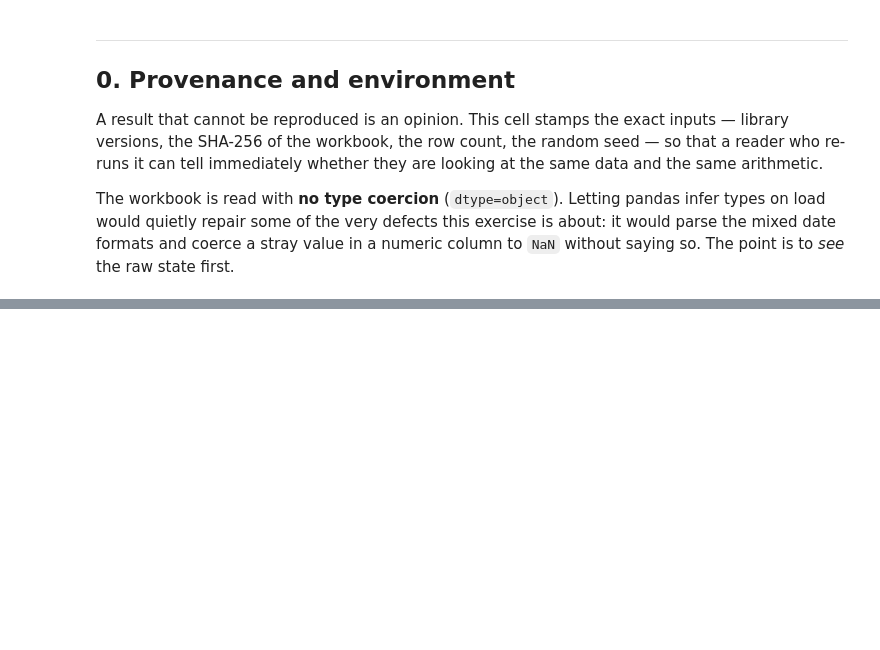
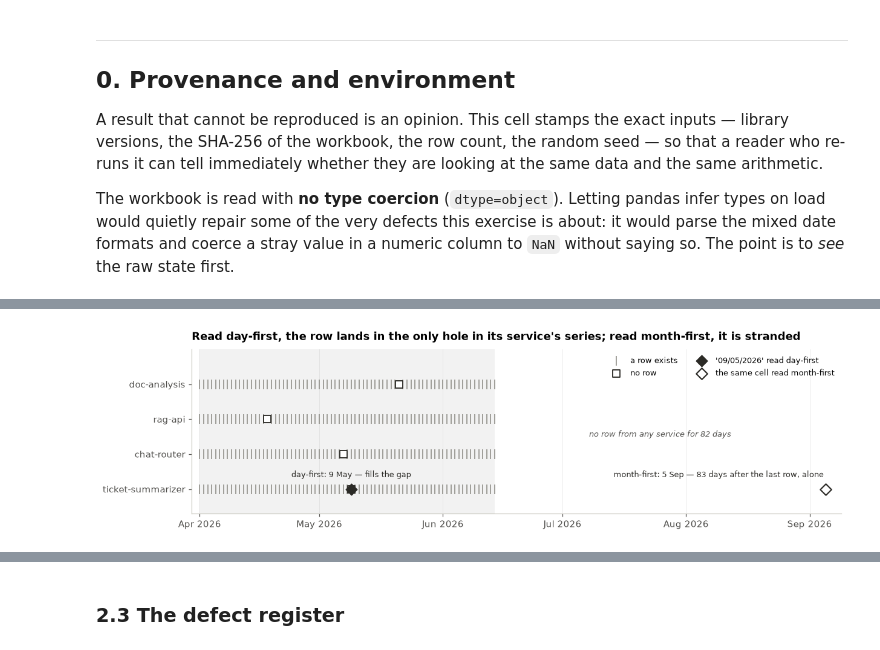
Before and after one commit to Manutd1234/AlphaEngine, a Jupyter notebook: Part1_Data_Handling/Part1_Data_Handling.ipynb, the cells around one changed output, grey strips where cells are left out. Drawn from its saved outputs; the diff is of its cells as text; code cells hidden in the pictures; blank space fills up the shorter version.

```diff
--- a/Part1_Data_Handling/Part1_Data_Handling.ipynb
+++ b/Part1_Data_Handling/Part1_Data_Handling.ipynb
@@ -841,22 +1422,64 @@ print(f"  imputed from the service median instead:  {row['requests']:,} requests
 # %%
-# --- the billing anomaly --------------------------------------------------
-an = pre.loc[pre["ratio"].idxmax()]
-peers = df.loc[(df["service"] == an["service"]) & (df["source_row"] != an["source_row"]),
-               "tokens_per_request"]
-print(f"row: {an['date']:%Y-%m-%d} {an['team']} / {an['service']}\n")
-print(f"  usage that day    {an['requests']:,} requests, {an['total_tokens']:,} tokens "
-      f"= {an['total_tokens'] / an['requests']:,.0f} tokens/request")
-print(f"                    that is the {(peers < an['total_tokens'] / an['requests']).mean():.0%} "
-      f"percentile of the other {len(peers)} days (range {peers.min():,.0f}-{peers.max():,.0f})"
-      f"  -> ordinary usage")
-print(f"  billed            ${an['cost_usd']:,.2f}")
-print(f"  price rule implies ${an['expected_usd']:,.2f}  ->  billed at {an['ratio']:.2f}x the rate")
-print(f"  restated to       ${df.loc[df['source_row'] == an['source_row'], 'cost_usd'].iloc[0]:,.2f}")
+_FIGN = fig_label()
+_svcs = list(SVC.index)
+_far = max(day_first, month_first)
+_after = (month_first - iso_dates.max()).days
+fig, ax = plt.subplots(figsize=(12.6, 3.2))
+ax.axvspan(iso_dates.min(), iso_dates.max(), color=C_MUTED, alpha=0.10, lw=0, zorder=0)
+for yi, s_ in enumerate(_svcs):
+    have = grid.index[grid[s_].notna()]
+    ax.scatter(have, np.full(len(have), yi), marker="|", s=120, color=C_MUTED, lw=1.0, zorder=2,
+               label="a row exists" if yi == 0 else None)
+for k, (d_, g_) in enumerate(gaps):
+    ax.scatter([d_], [_svcs.index(g_)], marker="s", s=70, facecolor="white", edgecolor=C_INK,
+               lw=1.2, zorder=3, label="no row" if k == 0 else None)
+yi = _svcs.index(amb_service)
+ax.scatter([day_first], [yi], marker="D", s=74, color=C_INK, zorder=5,
+           label=f"'{amb['date']}' read day-first")
+ax.scatter([month_first], [yi], marker="D", s=74, facecolor="white", edgecolor=C_INK, lw=1.4,
+           zorder=5, label="the same cell read month-first")
+ax.annotate(f"day-first: {day_first:%-d %b} — fills the gap", (day_first, yi), xytext=(0, 13),
+            textcoords="offset points", ha="center", fontsize=8.5, color=C_INK)
+ax.annotate(f"month-first: {month_first:%-d %b} — {_after} days after the last row, alone",
+            (month_first, yi), xytext=(-2, 13), textcoords="offset points", ha="right",
+            fontsize=8.5, color=C_INK)
+ax.text(iso_dates.max() + (month_first - iso_dates.max()) / 2, 1.5,
+        f"no row from any service for {_after - 1} days", ha="center", fontsize=8.5,
+        color="#52514e", style="italic")
+ax.set_yticks(range(len(_svcs)), _svcs, fontsize=9.5)
+ax.set_ylim(len(_svcs) - 0.3, -1.0)          # inverted: first service at the top, room above
+ax.set_xlim(iso_dates.min() - pd.Timedelta(days=2), _far + pd.Timedelta(days=4))
+ax.xaxis.set_major_locator(mpl.dates.MonthLocator())
+ax.xaxis.set_major_formatter(mpl.dates.DateFormatter("%b %Y"))
+ax.grid(axis="y", alpha=0)
+ax.set_title("Read day-first, the row lands in the only hole in its service's series; "
+             "read month-first, it is stranded", loc="left", pad=10)
+ax.legend(frameon=False, fontsize=8.5, loc="upper right", ncols=2)
+show_figure(fig, _FIGN,
+            "A strip chart with one lane per service, dense grey ticks across April to "
+            "June for the days each service has a row, four hollow squares where a day is "
+            "missing, a filled diamond sitting in the missing ticket-summarizer day in May, "
+            "and a hollow diamond alone in September after a long empty stretch.")
 
+_nb = df[(df["service"] == amb_service) &
+         (df["date"].isin([day_first - pd.Timedelta(days=1), day_first + pd.Timedelta(days=1)]))]
+_svc_days = df[(df["service"] == amb_service) & (df["date"] != day_first)]
+_wkend = _svc_days.loc[_svc_days["date"].dt.dayofweek >= 5, "requests"].median()
+_wkday = _svc_days.loc[_svc_days["date"].dt.dayofweek < 5, "requests"].median()
+_same_dow = day_first.day_name() == month_first.day_name()
 say(f"""
-Restating this one line removes
-**${an['cost_usd'] - an['expected_usd']:,.2f}** of spend that the price rule cannot
-account for — **{(an['cost_usd'] - an['expected_usd']) / pre['cost_usd'].sum():.1%}** of the
-window's billed total. It is the single largest correction in this notebook, and §7
-shows what leaving it in would do to the answers.
+**{_FIGN}. Which days each service has a row for, from the {len(iso_rows)} unambiguous
+rows, and where the one ambiguous row would land under each reading.** Grey ticks: a
+row exists. Hollow squares: no row. Filled diamond: `{amb['date']}` read day-first;
+hollow diamond: the same cell read month-first. Shaded: the window every unambiguous
+row occupies. *What to conclude:* day-first drops the row into the only hole in
+`{amb_service}`'s series; month-first leaves that hole open and adds a lone point
+{_after} days past the last row in the file. Two things the picture cannot show,
+checked in code: {"both readings fall on a " + day_first.day_name() + ", so the weekday pattern cannot arbitrate" if _same_dow else "the two readings fall on different weekdays (" + day_first.day_name() + " and " + month_first.day_name() + ")"};
+and the row's {int(pd.to_numeric(amb['requests'])):,} requests sit below both its
+would-be neighbours ({int(_nb['requests'].min()):,} and {int(_nb['requests'].max()):,}),
+as a weekend day does for this service (median {_wkend:,.0f} against {_wkday:,.0f} on
+weekdays) — consistent with the day-first reading, though not decisive on its own.
 """)
+# %% [output]
+[figure, added]
@@ -876 +1498,3 @@ print("  three days of nil demand and bias every daily mean downward.")
+# %% [markdown]
+### 2.3 The defect register
 # %%
```
Also changed, not shown: parts of 100 cells of this notebook, 2 other files.
